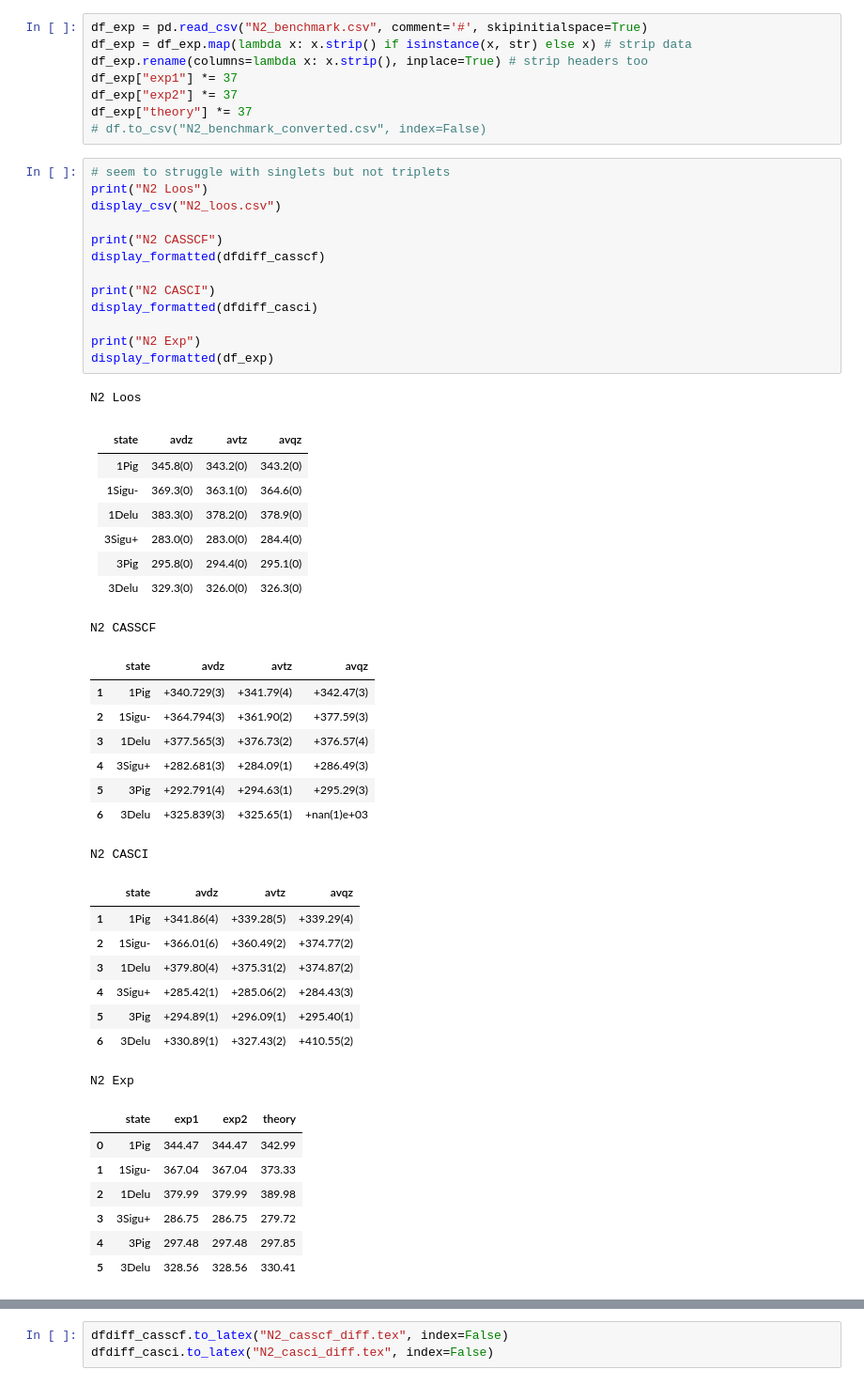
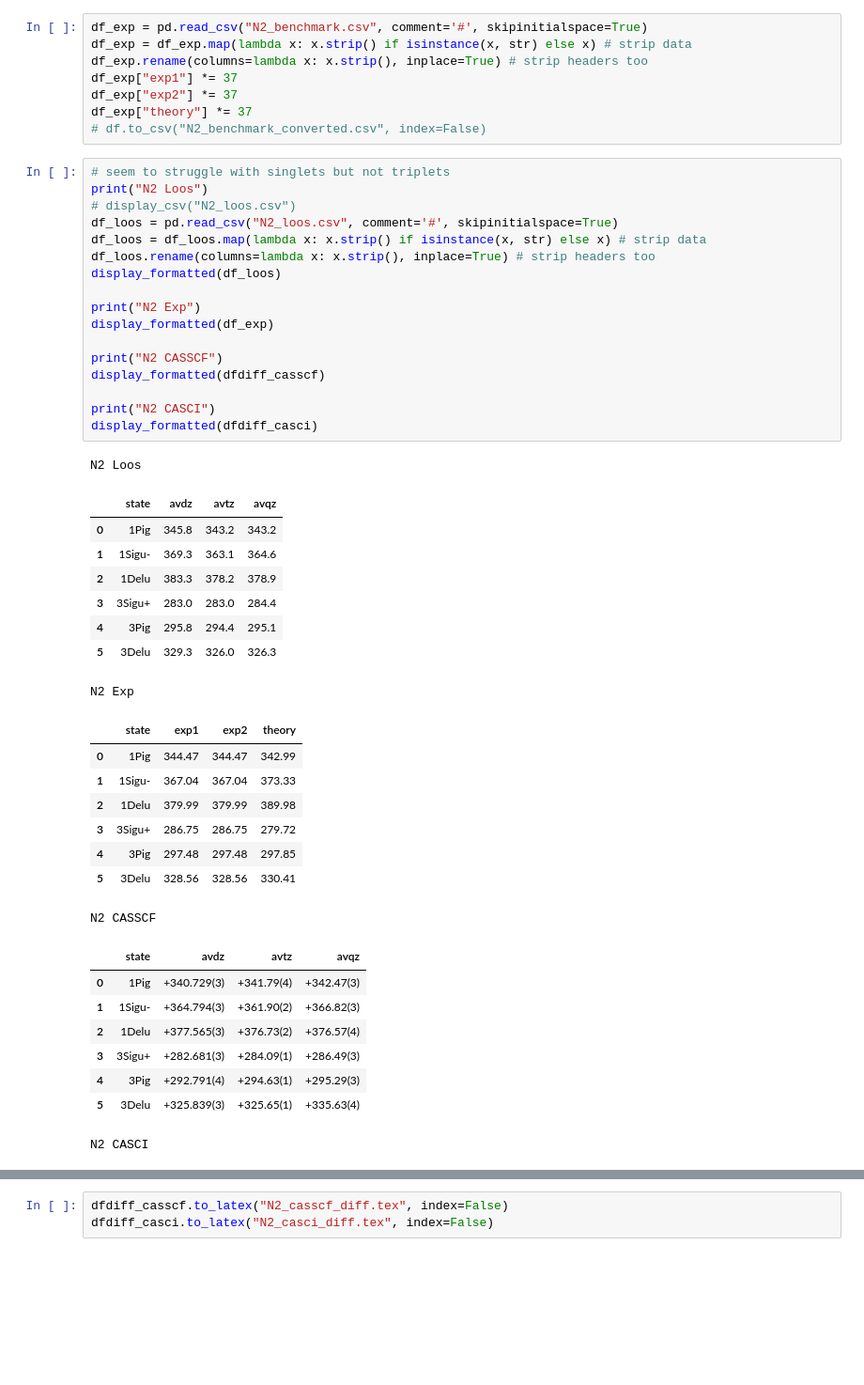
Before and after one commit to jphaupt/phdthesis_haupt, a Jupyter notebook: figures/binding/exc_calcs.ipynb, the cells around one changed output, grey strips where cells are left out. Shown at 94% size. Drawn from its saved outputs; the diff is of its cells as text; blank space fills up the shorter version.

```diff
--- a/figures/binding/exc_calcs.ipynb
+++ b/figures/binding/exc_calcs.ipynb
@@ -107,47 +107,43 @@ df_exp["theory"] *= 37
 # %%
 # seem to struggle with singlets but not triplets
 print("N2 Loos")
-display_csv("N2_loos.csv")
+# display_csv("N2_loos.csv")
+df_loos = pd.read_csv("N2_loos.csv", comment='#', skipinitialspace=True)
+df_loos = df_loos.map(lambda x: x.strip() if isinstance(x, str) else x) # strip data
+df_loos.rename(columns=lambda x: x.strip(), inplace=True) # strip headers too
+display_formatted(df_loos)
+
+print("N2 Exp")
+display_formatted(df_exp)
 
 print("N2 CASSCF")
 display_formatted(dfdiff_casscf)
 
 print("N2 CASCI")
 display_formatted(dfdiff_casci)
-
-print("N2 Exp")
-display_formatted(df_exp)
 # %% [output]
 N2 Loos
-|  state     |  avdz        |  avtz        |  avqz    |
-|:-----------|:-------------|:-------------|:---------|
-| 1Pig       | 345.8(0)     | 343.2(0)     | 343.2(0) |
-| 1Sigu-     | 369.3(0)     | 363.1(0)     | 364.6(0) |
-| 1Delu      | 383.3(0)     | 378.2(0)     | 378.9(0) |
-| 3Sigu+     | 283.0(0)     | 283.0(0)     | 284.4(0) |
-| 3Pig       | 295.8(0)     | 294.4(0)     | 295.1(0) |
-| 3Delu      | 329.3(0)     | 326.0(0)     | 326.3(0) |
+|  | state | avdz | avtz | avqz |
+| 0 | 1Pig | 345.8 | 343.2 | 343.2 |
+| 1 | 1Sigu- | 369.3 | 363.1 | 364.6 |
+| 2 | 1Delu | 383.3 | 378.2 | 378.9 |
+| 3 | 3Sigu+ | 283.0 | 283.0 | 284.4 |
+| 4 | 3Pig | 295.8 | 294.4 | 295.1 |
+| 5 | 3Delu | 329.3 | 326.0 | 326.3 |
-N2 CASSCF
+N2 Exp
-|  | state | avdz | avtz | avqz |
-| 1 | 1Pig | +340.729(3) | +341.79(4) | +342.47(3) |
-| 2 | 1Sigu- | +364.794(3) | +361.90(2) | +377.59(3) |
-| 3 | 1Delu | +377.565(3) | +376.73(2) | +376.57(4) |
-| 4 | 3Sigu+ | +282.681(3) | +284.09(1) | +286.49(3) |
-| 5 | 3Pig | +292.791(4) | +294.63(1) | +295.29(3) |
-| 6 | 3Delu | +325.839(3) | +325.65(1) | +nan(1)e+03 |
+|  | state | exp1 | exp2 | theory |
+| 0 | 1Pig | 344.47 | 344.47 | 342.99 |
+| 1 | 1Sigu- | 367.04 | 367.04 | 373.33 |
+| 2 | 1Delu | 379.99 | 379.99 | 389.98 |
+| 3 | 3Sigu+ | 286.75 | 286.75 | 279.72 |
+| 4 | 3Pig | 297.48 | 297.48 | 297.85 |
+| 5 | 3Delu | 328.56 | 328.56 | 330.41 |
-N2 CASCI
+N2 CASSCF
-|  | state | avdz | avtz | avqz |
-| 1 | 1Pig | +341.86(4) | +339.28(5) | +339.29(4) |
-| 2 | 1Sigu- | +366.01(6) | +360.49(2) | +374.77(2) |
-| 3 | 1Delu | +379.80(4) | +375.31(2) | +374.87(2) |
-| 4 | 3Sigu+ | +285.42(1) | +285.06(2) | +284.43(3) |
-| 5 | 3Pig | +294.89(1) | +296.09(1) | +295.40(1) |
-| 6 | 3Delu | +330.89(1) | +327.43(2) | +410.55(2) |
+|  | state | avdz | avtz | avqz |
+| 0 | 1Pig | +340.729(3) | +341.79(4) | +342.47(3) |
+| 1 | 1Sigu- | +364.794(3) | +361.90(2) | +366.82(3) |
+| 2 | 1Delu | +377.565(3) | +376.73(2) | +376.57(4) |
+| 3 | 3Sigu+ | +282.681(3) | +284.09(1) | +286.49(3) |
+| 4 | 3Pig | +292.791(4) | +294.63(1) | +295.29(3) |
+| 5 | 3Delu | +325.839(3) | +325.65(1) | +335.63(4) |
-N2 Exp
+N2 CASCI
-|  | state | exp1 | exp2 | theory |
-| 0 | 1Pig | 344.47 | 344.47 | 342.99 |
-| 1 | 1Sigu- | 367.04 | 367.04 | 373.33 |
-| 2 | 1Delu | 379.99 | 379.99 | 389.98 |
-| 3 | 3Sigu+ | 286.75 | 286.75 | 279.72 |
-| 4 | 3Pig | 297.48 | 297.48 | 297.85 |
-| 5 | 3Delu | 328.56 | 328.56 | 330.41 |
```
Also changed, not shown: parts of 6 cells of this notebook, 36 other files.
